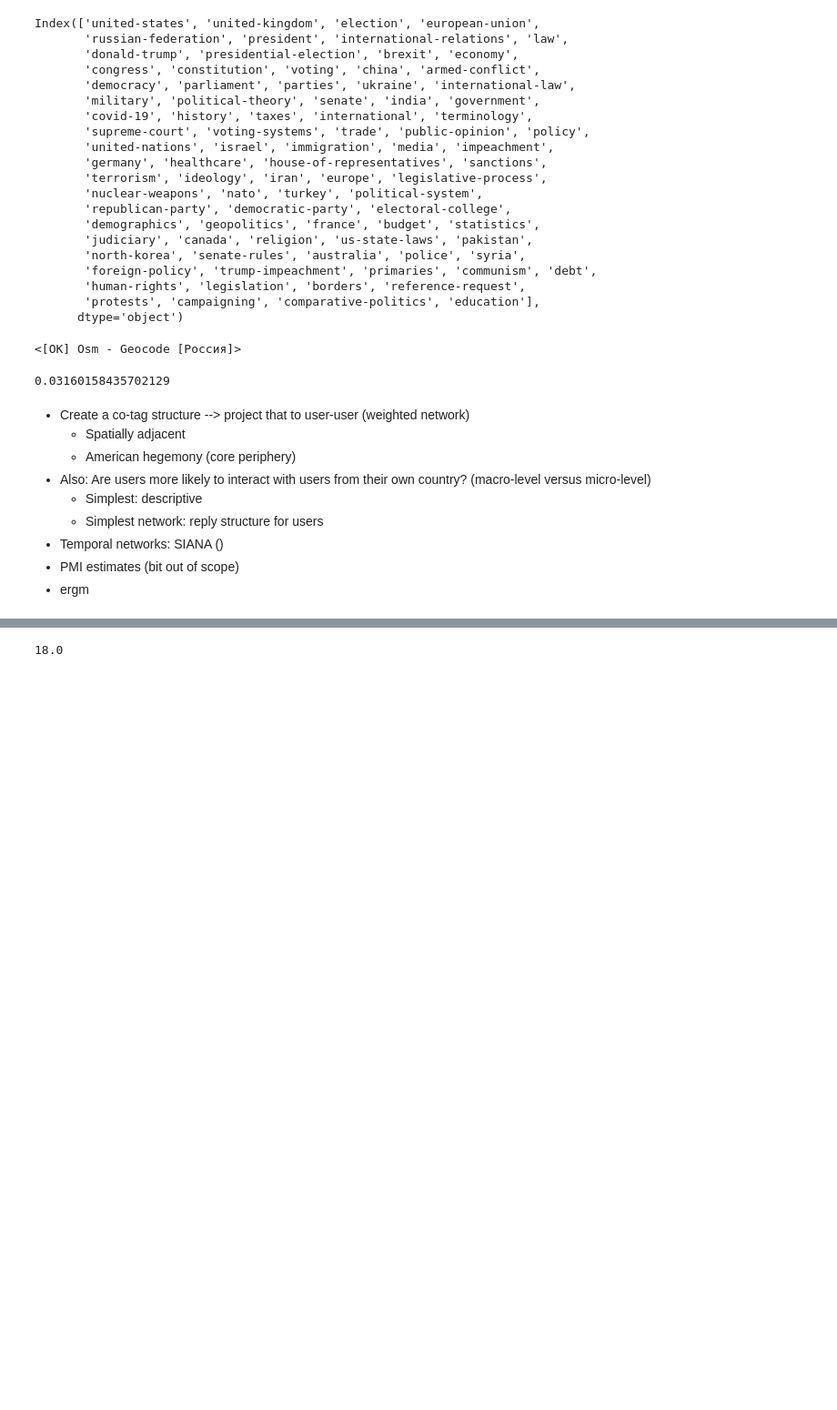
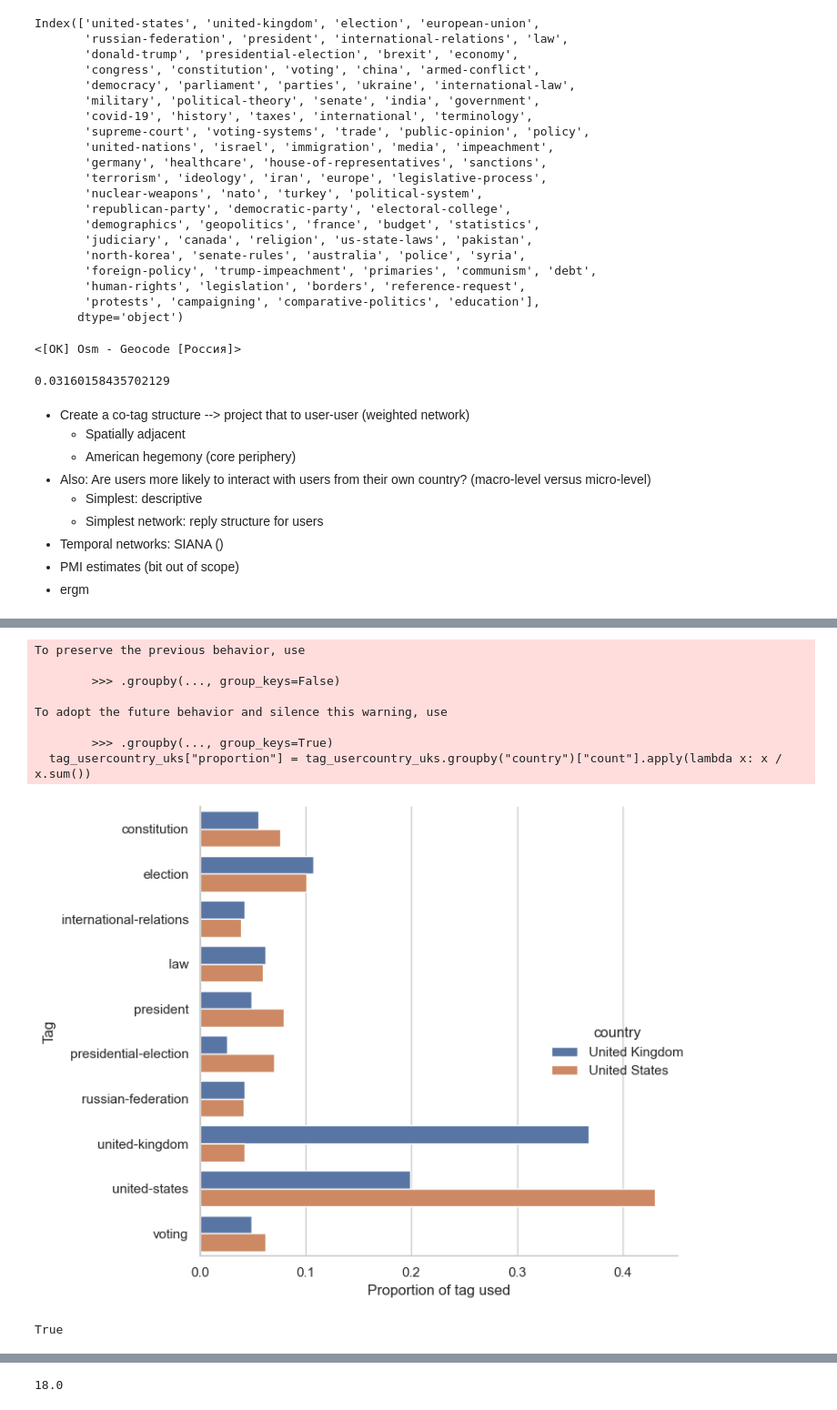
Before and after one commit to Rysias/IntroducingPython, a Jupyter notebook: assignments/FinalGroupAssignment_JHR.ipynb, the cells around one changed output, grey strips where cells are left out. Shown: that part at 91% size. Drawn from its saved outputs; the diff is of its cells as text; code cells hidden in the pictures; blank space fills up the shorter version.

```diff
--- a/assignments/FinalGroupAssignment_JHR.ipynb
+++ b/assignments/FinalGroupAssignment_JHR.ipynb
@@ -326,0 +334,32 @@ tag_usercountry = tag_usercountry.groupby("OwnerUserId").agg({"TagList": lambda
+# %%
+# facetted plot of top 10 tags by United States and United Kingdom
+tag_usercountry_uks = tag_usercountry[tag_usercountry["country"].isin(["United States", "United Kingdom"])]
+
+tag_usercountry_uks = tag_usercountry_uks.explode("TagList")
+tag_usercountry_uks = tag_usercountry_uks[tag_usercountry_uks["TagList"].isin(tags.index)]
+tag_usercountry_uks = tag_usercountry_uks.groupby(["country", "TagList"]).size().reset_index(name="count")
+
+# get proportion per country
+tag_usercountry_uks["proportion"] = tag_usercountry_uks.groupby("country")["count"].apply(lambda x: x / x.sum())
+tag_usercountry_uks
+
+ax = sns.catplot(x="proportion", y="TagList", hue="country", data=tag_usercountry_uks, kind="bar", height=6)
+ax.set(xlabel="Proportion of tag used", ylabel="Tag")
+ax.set_titles("Tag usage in UK vs US")
+# expand the borders of the plot
+ax.fig.tight_layout()
+plt.savefig(DATA_DIR / "politics" / "top_tags_facetted.png", dpi=300)
+# %% [output]
+To preserve the previous behavior, use
+
+        >>> .groupby(..., group_keys=False)
+
+To adopt the future behavior and silence this warning, use
+
+        >>> .groupby(..., group_keys=True)
+  tag_usercountry_uks["proportion"] = tag_usercountry_uks.groupby("country")["count"].apply(lambda x: x / x.sum())
+[figure, added]
+# %%
+len(tag_usercountry.index) == len(tag_usercountry.index.unique())
+# %% [output]
+True
```
Also changed, not shown: parts of 6 cells of this notebook, 2 other files.
